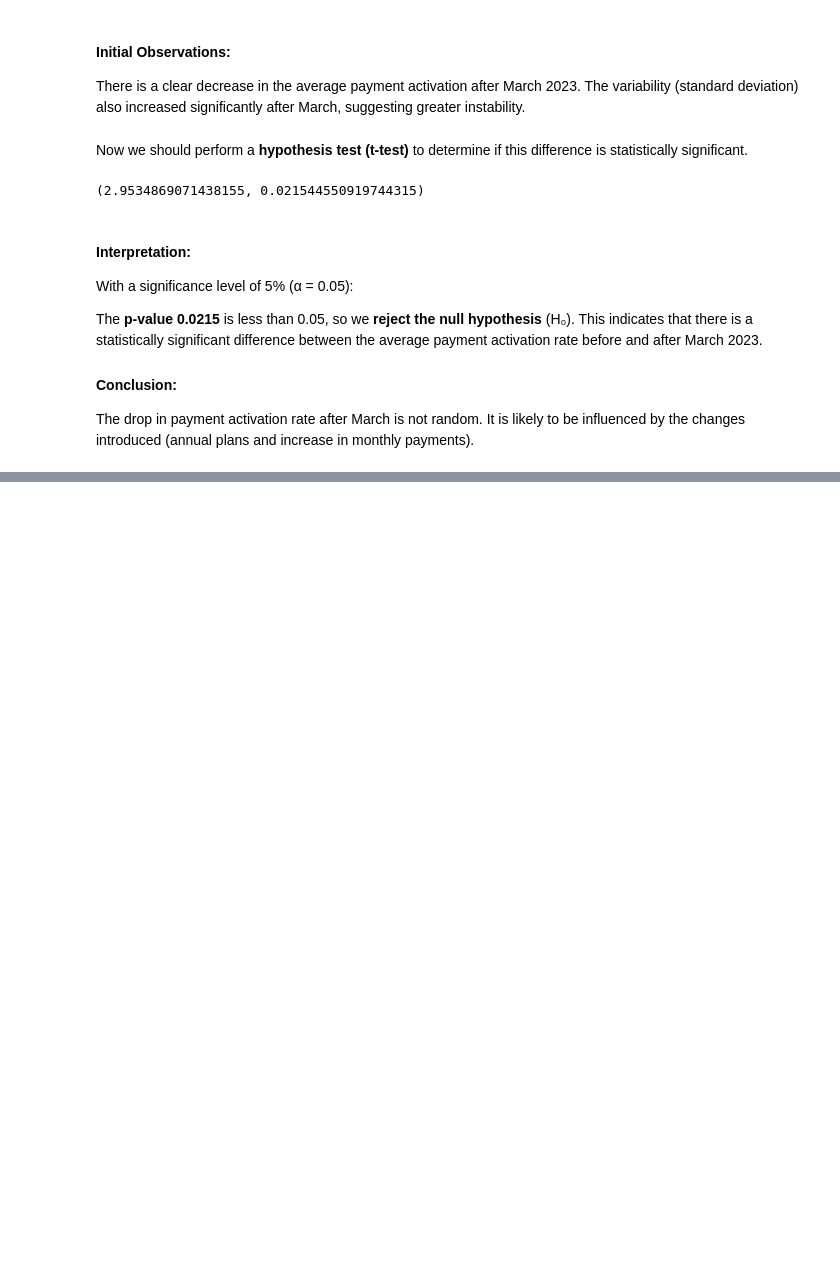
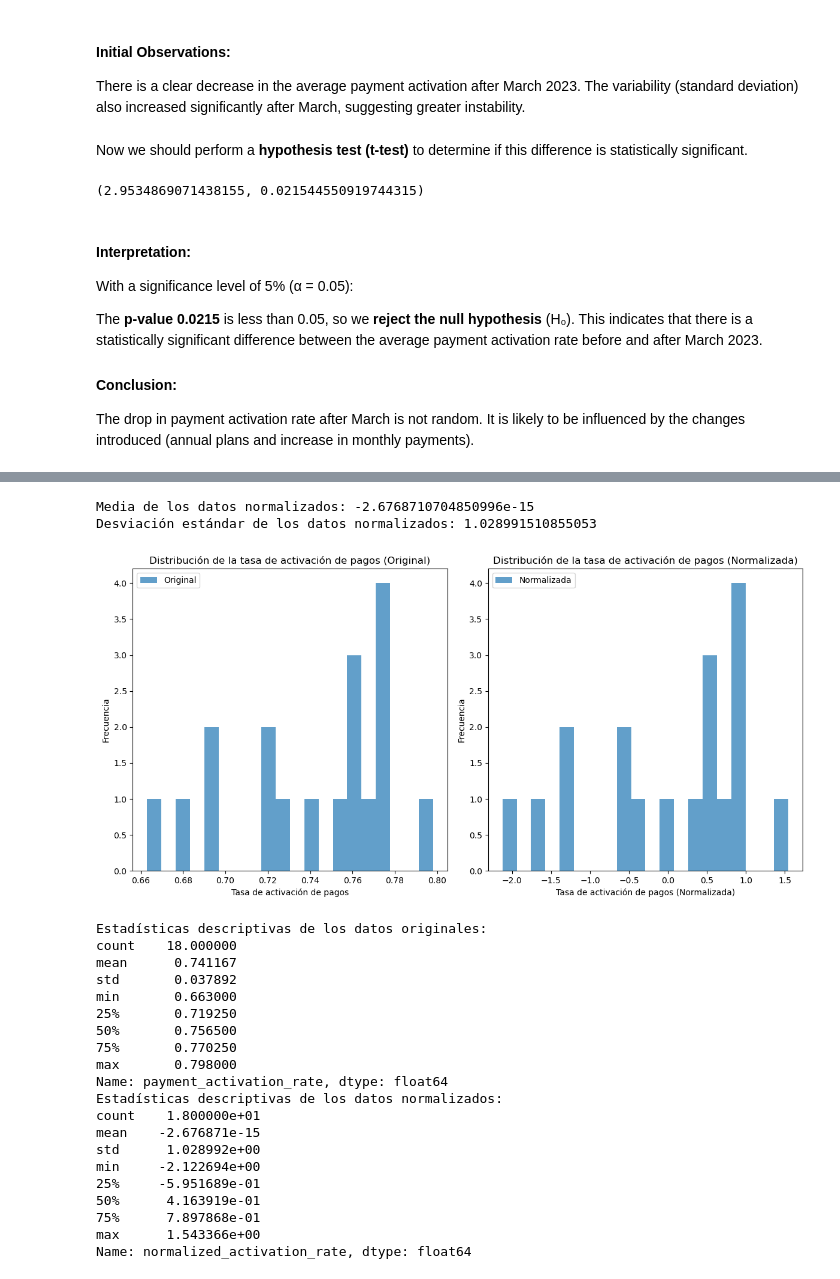
Before and after one commit to datasilvia/Last-Minute-Business-case, a Jupyter notebook: question2.ipynb, the cells around one changed output, grey strips where cells are left out. Drawn from its saved outputs; the diff is of its cells as text; code cells hidden in the pictures; blank space fills up the shorter version.

```diff
--- a/question2.ipynb
+++ b/question2.ipynb
@@ -108,0 +171,75 @@ It is likely to be influenced by the changes introduced (annual plans and increa
+# %%
+import pandas as pd
+import matplotlib.pyplot as plt
+from sklearn.preprocessing import StandardScaler
+
+# Supongamos que tenemos un DataFrame 'payment_activation' con las columnas 'month' y 'activation_rate'
+# Cargar los datos (esto es un ejemplo, ajusta según tus datos reales)
+payment_activation = pd.read_csv('payment_activation_rate.csv')
+
+# Convertir la columna 'month' a tipo datetime
+payment_activation['month'] = pd.to_datetime(payment_activation['month'])
+
+# Asegurarse de que la columna 'payment_activation_rate' sea numérica
+payment_activation['payment_activation_rate'] = pd.to_numeric(payment_activation['payment_activation_rate'].str.rstrip('%').astype('float') / 100, errors='coerce')
+
+# Normalizar la columna 'payment_activation_rate'
+scaler = StandardScaler()
+payment_activation['normalized_activation_rate'] = scaler.fit_transform(payment_activation[['payment_activation_rate']])
+
+# Verificar la media y la desviación estándar de los datos normalizados
+mean_normalized = payment_activation['normalized_activation_rate'].mean()
+std_normalized = payment_activation['normalized_activation_rate'].std()
+print(f"Media de los datos normalizados: {mean_normalized}")
+print(f"Desviación estándar de los datos normalizados: {std_normalized}")
+
+# Visualizar la distribución de los datos originales y normalizados
+plt.figure(figsize=(12, 6))
+
+plt.subplot(1, 2, 1)
+plt.hist(payment_activation['payment_activation_rate'], bins=20, alpha=0.7, label='Original')
+plt.title('Distribución de la tasa de activación de pagos (Original)')
+plt.xlabel('Tasa de activación de pagos')
+plt.ylabel('Frecuencia')
+plt.legend()
+
+plt.subplot(1, 2, 2)
+plt.hist(payment_activation['normalized_activation_rate'], bins=20, alpha=0.7, label='Normalizada')
+plt.title('Distribución de la tasa de activación de pagos (Normalizada)')
+plt.xlabel('Tasa de activación de pagos (Normalizada)')
+plt.ylabel('Frecuencia')
+plt.legend()
+
+plt.tight_layout()
+plt.show()
+
+# Comparar estadísticas descriptivas
+print("Estadísticas descriptivas de los datos originales:")
+print(payment_activation['payment_activation_rate'].describe())
+
+print("Estadísticas descriptivas de los datos normalizados:")
+print(payment_activation['normalized_activation_rate'].describe())
+# %% [output]
+Media de los datos normalizados: -2.6768710704850996e-15
+Desviación estándar de los datos normalizados: 1.028991510855053
+[figure, added]
+Estadísticas descriptivas de los datos originales:
+count    18.000000
+mean      0.741167
+std       0.037892
+min       0.663000
+25%       0.719250
+50%       0.756500
+75%       0.770250
+max       0.798000
+Name: payment_activation_rate, dtype: float64
+Estadísticas descriptivas de los datos normalizados:
+count    1.800000e+01
+mean    -2.676871e-15
+std      1.028992e+00
+min     -2.122694e+00
+25%     -5.951689e-01
+50%      4.163919e-01
+75%      7.897868e-01
+max      1.543366e+00
+Name: normalized_activation_rate, dtype: float64
```
Also changed, not shown: parts of 5 cells of this notebook, 2 other files.
